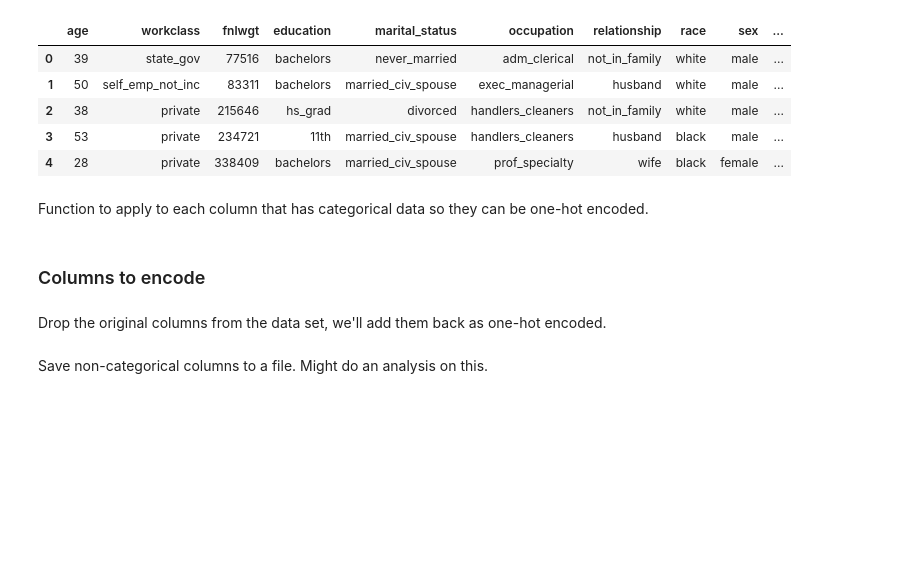
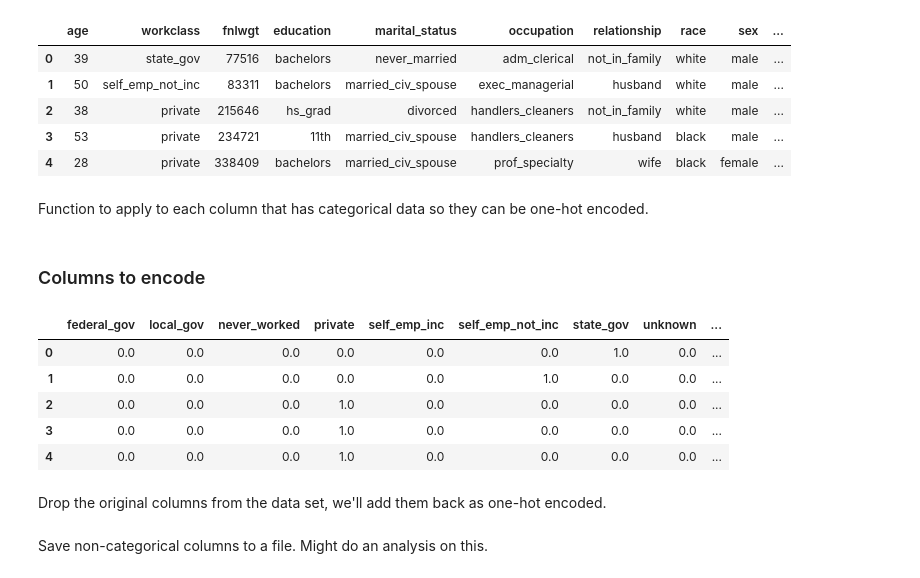
Before and after one commit to r2klabs/MachineLearningExamples, a Jupyter notebook: CensusData.ipynb, the cells around one changed output. Saved outputs shown, nothing was run; the diff lists cells and outputs as text; code cells hidden in the pictures; blank space fills up the shorter version.

Commit message:
Update local changes

```diff
--- a/CensusData.ipynb
+++ b/CensusData.ipynb
@@ -200,6 +200,15 @@ df_relationship = one_hot_encode(df.relationship)
 df_race = one_hot_encode(df.race)
 df_sex = one_hot_encode(df.sex)
 df_native_country = one_hot_encode(df.native_country)
+# %%
+df_workclass.head()
+# %% [output]
+|  | federal_gov | local_gov | never_worked | private | self_emp_inc | self_emp_not_inc | state_gov | unknown | ... |
+| 0 | 0.0 | 0.0 | 0.0 | 0.0 | 0.0 | 0.0 | 1.0 | 0.0 | ... |
+| 1 | 0.0 | 0.0 | 0.0 | 0.0 | 0.0 | 1.0 | 0.0 | 0.0 | ... |
+| 2 | 0.0 | 0.0 | 0.0 | 1.0 | 0.0 | 0.0 | 0.0 | 0.0 | ... |
+| 3 | 0.0 | 0.0 | 0.0 | 1.0 | 0.0 | 0.0 | 0.0 | 0.0 | ... |
+| 4 | 0.0 | 0.0 | 0.0 | 1.0 | 0.0 | 0.0 | 0.0 | 0.0 | ... |
 # %% [markdown]
 Drop the original columns from the data set, we'll add them back as one-hot encoded.
 # %%
```
Also changed, not shown: parts of 4 cells of this notebook, 1 other file.
